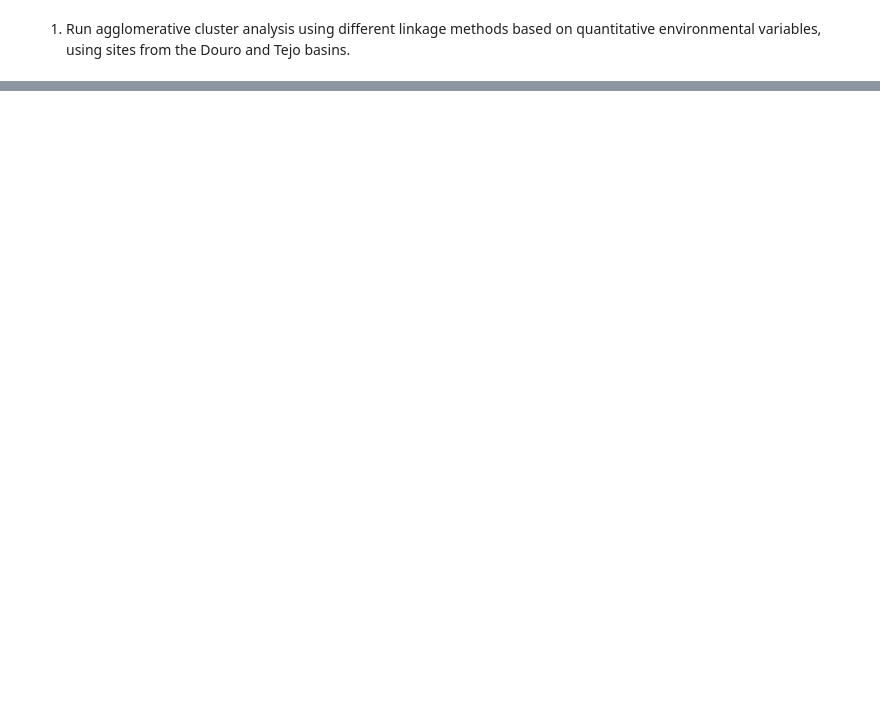
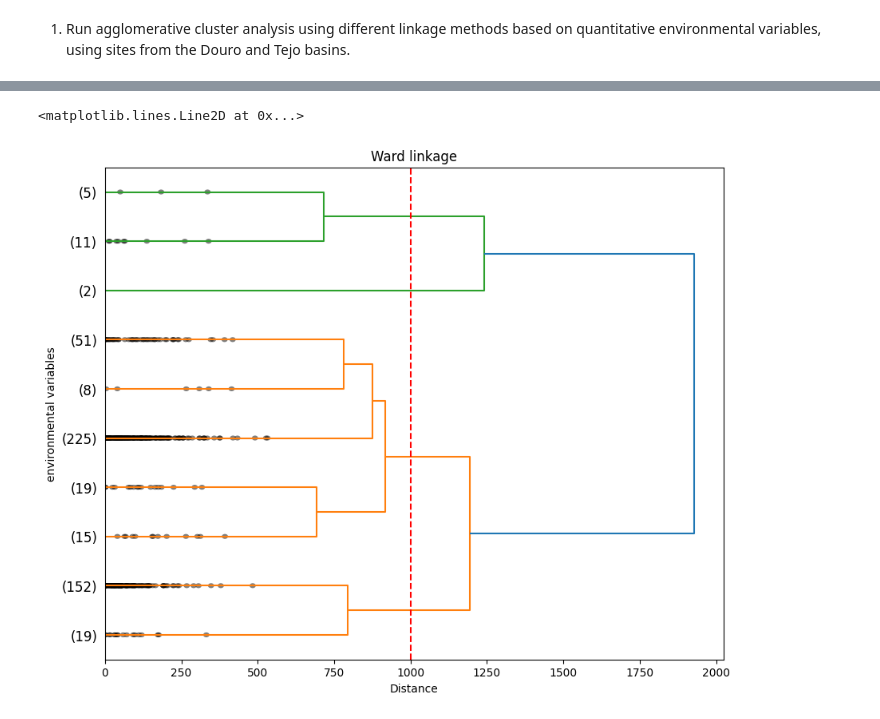
Before and after one commit to jfilipa1/greends-avcd, a Jupyter notebook: people/Miguel/Ex7/Ex7.ipynb, the cells around one changed output, grey strips where cells are left out. Cells and saved outputs as stored; diff of their text form; code cells hidden in the pictures; blank space fills up the shorter version.

```diff
--- a/people/Miguel/Ex7/Ex7.ipynb
+++ b/people/Miguel/Ex7/Ex7.ipynb
@@ -52,0 +70,23 @@ ValueError: setting an array element with a sequence.
+# %%
+# run linkage
+linkclust = linkage(dfenviroment,
+                   metric = 'cityblock', # cityblock or Manhattan dissimilarity for the dissimilarity matrix
+                   method='average') # you may compare with other methods except 'centroid' and 'ward' which will only run only with euclidean distances.
+
+# run dendrogram
+plt.figure(figsize=(10, 8))
+dendrogram_plot = dendrogram(linkclust,
+                            truncate_mode='lastp',  # show only the last p merged clusters - important when there are too many objects
+                            p=10,  # p merged clusters to show
+                            leaf_font_size=12.,
+                            show_contracted=True,  # to get a distribution impression in truncated branches
+                            orientation='right') # orientation 90º right
+plt.title('Ward linkage' )
+plt.xlabel('Distance')
+plt.ylabel('environmental variables')
+
+# set the number and cluster composition by considering a maximum distance of 8 by drawing a vertical line (x=8)
+plt.axvline(x=1000, color='r', linestyle='--')
+# %% [output]
+<matplotlib.lines.Line2D at 0x...>
+[figure, added]
```
Also changed, not shown: parts of 8 cells of this notebook, 1 other file.
